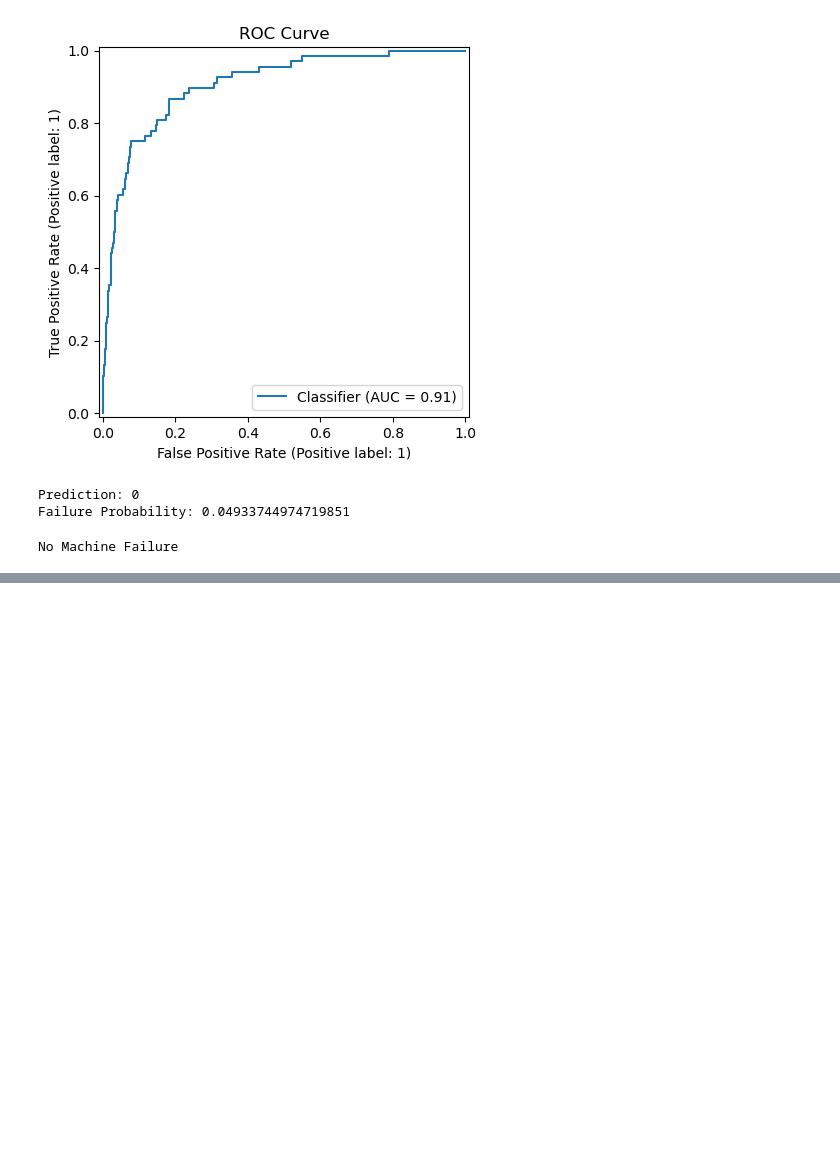
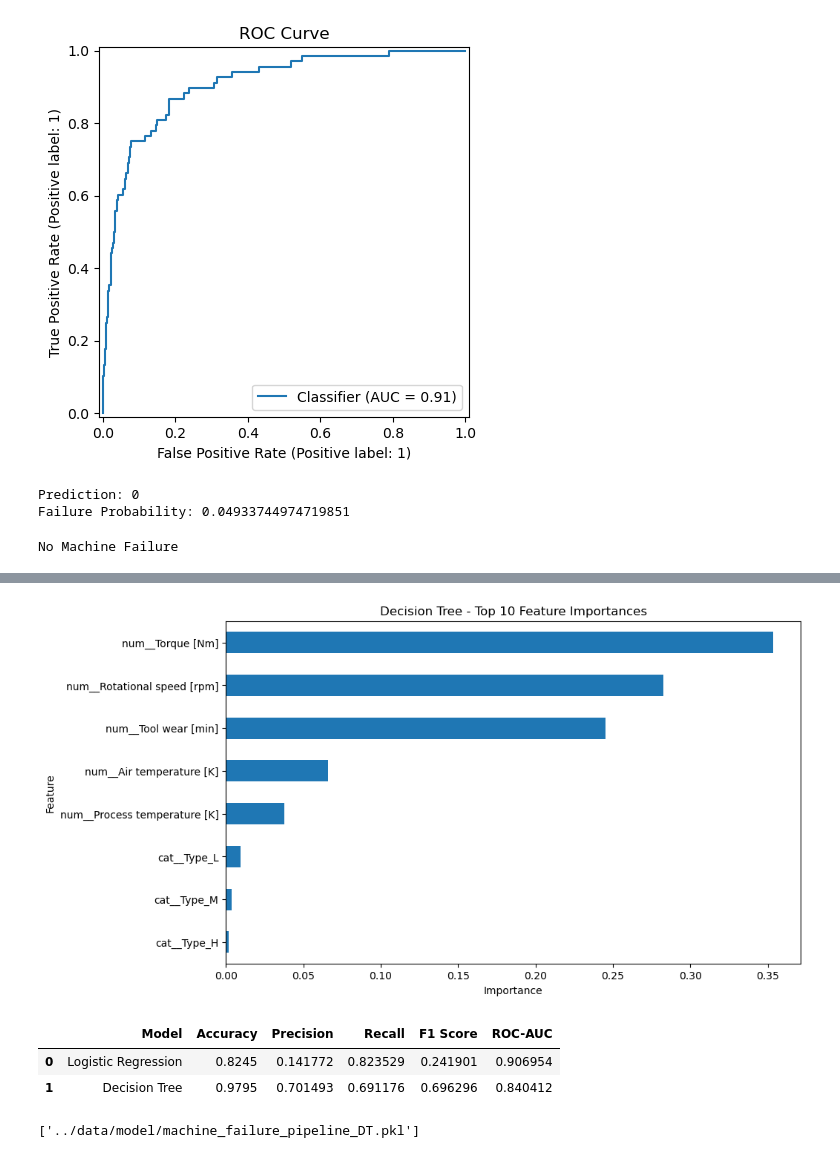
Before and after one commit to ManavPatel7972/Predictive-Maintenance-ML, a Jupyter notebook: notebooks/Pipeline.ipynb, the cells around one changed output, grey strips where cells are left out. Cells and saved outputs as stored; diff of their text form; code cells hidden in the pictures; blank space fills up the shorter version.

```diff
--- a/notebooks/Pipeline.ipynb
+++ b/notebooks/Pipeline.ipynb
@@ -484,0 +722,2 @@ joblib.dump(pipeline,"../data/model/machine_failure_pipeline.pkl")
+# %%
+dt_model_fitted = best_dt_pipeline.named_steps["model_DT"]
@@ -484,0 +729,6 @@ joblib.dump(pipeline,"../data/model/machine_failure_pipeline.pkl")
+# %%
+feature_names = (
+    best_dt_pipeline
+    .named_steps["preprocessor_DT"]
+    .get_feature_names_out()
+)
@@ -484,0 +742,5 @@ joblib.dump(pipeline,"../data/model/machine_failure_pipeline.pkl")
+# %%
+feature_importance = pd.Series(
+    dt_model_fitted.feature_importances_,
+    index=feature_names
+).sort_values(ascending=False)
@@ -484,0 +759,56 @@ joblib.dump(pipeline,"../data/model/machine_failure_pipeline.pkl")
+# %%
+plt.figure(figsize=(10, 6))
+
+feature_importance.head(10).sort_values().plot(
+    kind="barh"
+)
+
+plt.title("Decision Tree - Top 10 Feature Importances")
+plt.xlabel("Importance")
+plt.ylabel("Feature")
+
+plt.show()
+# %% [output]
+[figure, added]
+# %%
+comparison = pd.DataFrame({
+    "Model": [
+        "Logistic Regression",
+        "Decision Tree"
+    ],
+
+    "Accuracy": [
+        accuracy,
+        dt_accuracy
+    ],
+
+    "Precision": [
+        precision,
+        dt_precision
+    ],
+
+    "Recall": [
+        recall,
+        dt_recall
+    ],
+
+    "F1 Score": [
+        f1,
+        dt_f1
+    ],
+
+    "ROC-AUC": [
+        roc_auc,
+        dt_roc_auc
+    ]
+})
+
+comparison
+# %% [output]
+|  | Model | Accuracy | Precision | Recall | F1 Score | ROC-AUC |
+| 0 | Logistic Regression | 0.8245 | 0.141772 | 0.823529 | 0.241901 | 0.906954 |
+| 1 | Decision Tree | 0.9795 | 0.701493 | 0.691176 | 0.696296 | 0.840412 |
+# %%
+joblib.dump(best_dt_pipeline,"../data/model/machine_failure_pipeline_DT.pkl")
+# %% [output]
+['../data/model/machine_failure_pipeline_DT.pkl']
```
Also changed, not shown: parts of 33 cells of this notebook, 5 other files.
